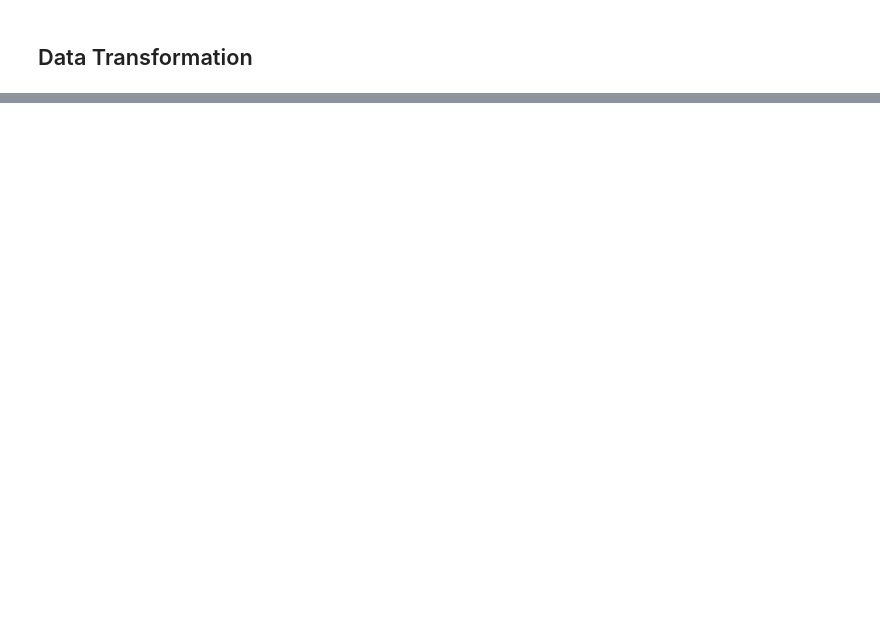
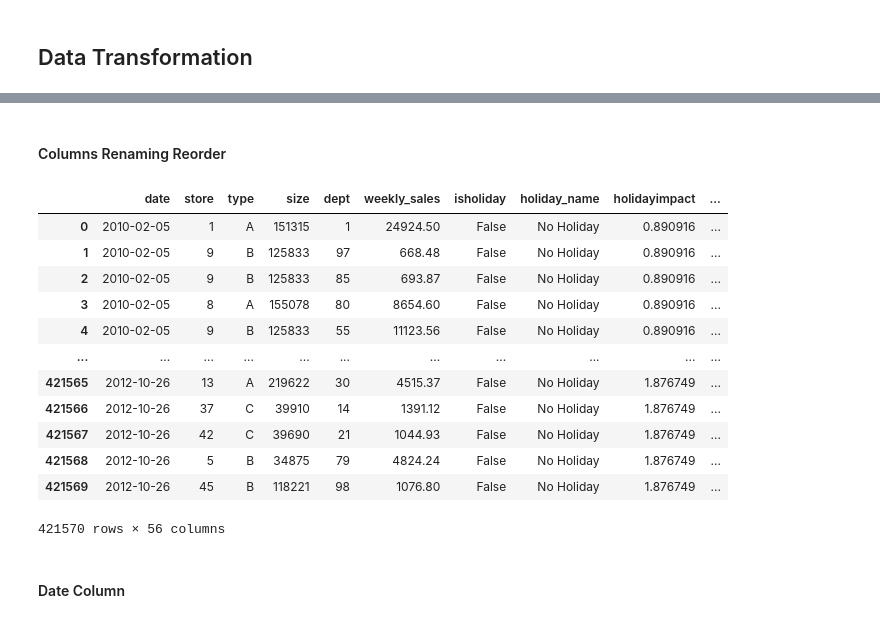
Before and after one commit to JorgeMMLRodrigues/ml_walmart_price, a Jupyter notebook: main.ipynb, the cells around one changed output, grey strips where cells are left out. Cells and saved outputs as stored; diff of their text form; code cells hidden in the pictures; blank space fills up the shorter version.

```diff
--- a/main.ipynb
+++ b/main.ipynb
@@ -1745,0 +2557,2 @@ df_wm_train
+# %%
+df_merged = df_wm_train
@@ -1745,0 +2591,15 @@ df_wm_train
+# %%
+# — make sure both date columns are true datetimes —
+df_merged['Date']           = pd.to_datetime(df_merged['Date'])
+df_walmart_features['Date'] = pd.to_datetime(df_walmart_features['Date'])
+
+# — pick just the columns you need from df_walmart_features —
+md_cols = ['Store','Date','MarkDown1','MarkDown2','MarkDown3','MarkDown4','MarkDown5']
+
+# — left-merge so every (store,dept,date) in df_merged picks up that store's markdowns for that week —
+df_out = df_merged.merge(
+    df_walmart_features[md_cols],
+    on=['Store','Date'],
+    how='left'
+)
+df_merged = df_out
@@ -1747,0 +2645,2 @@ df_wm_train
+# %% [markdown]
+#### Columns Renaming Reorder
@@ -1747,0 +2709,23 @@ df_wm_train
+# %%
+# lowercase every column name
+df_merged.columns = df_merged.columns.str.lower()
+# %%
+df_wm_train = df_merged
+# %%
+df_wm_train
+# %% [output]
+|  | date | store | type | size | dept | weekly_sales | isholiday | holiday_name | holidayimpact | ... |
+| 0 | 2010-02-05 | 1 | A | 151315 | 1 | 24924.50 | False | No Holiday | 0.890916 | ... |
+| 1 | 2010-02-05 | 9 | B | 125833 | 97 | 668.48 | False | No Holiday | 0.890916 | ... |
+| 2 | 2010-02-05 | 9 | B | 125833 | 85 | 693.87 | False | No Holiday | 0.890916 | ... |
+| 3 | 2010-02-05 | 8 | A | 155078 | 80 | 8654.60 | False | No Holiday | 0.890916 | ... |
+| 4 | 2010-02-05 | 9 | B | 125833 | 55 | 11123.56 | False | No Holiday | 0.890916 | ... |
+| ... | ... | ... | ... | ... | ... | ... | ... | ... | ... | ... |
+| 421565 | 2012-10-26 | 13 | A | 219622 | 30 | 4515.37 | False | No Holiday | 1.876749 | ... |
+| 421566 | 2012-10-26 | 37 | C | 39910 | 14 | 1391.12 | False | No Holiday | 1.876749 | ... |
+| 421567 | 2012-10-26 | 42 | C | 39690 | 21 | 1044.93 | False | No Holiday | 1.876749 | ... |
+| 421568 | 2012-10-26 | 5 | B | 34875 | 79 | 4824.24 | False | No Holiday | 1.876749 | ... |
+| 421569 | 2012-10-26 | 45 | B | 118221 | 98 | 1076.80 | False | No Holiday | 1.876749 | ... |
+421570 rows × 56 columns
+# %% [markdown]
+#### Date Column
```
Also changed, not shown: parts of 190 cells of this notebook, 3 other files.
